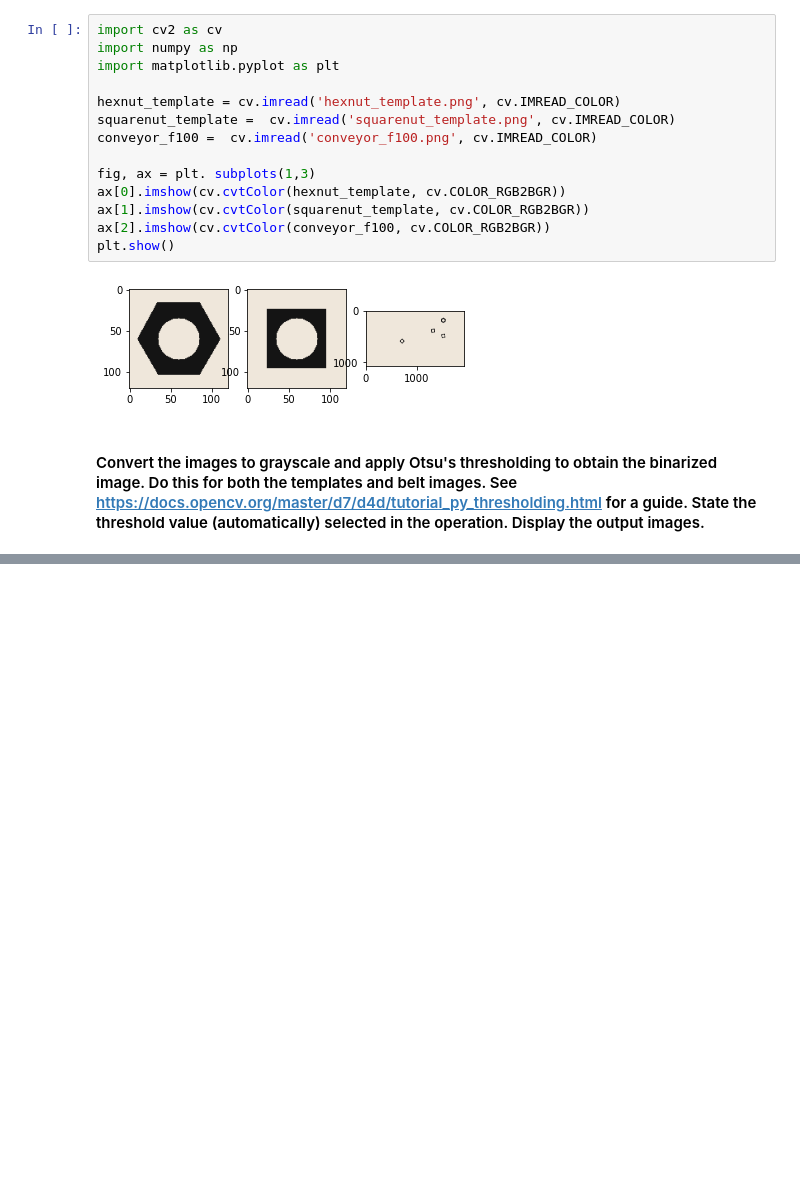
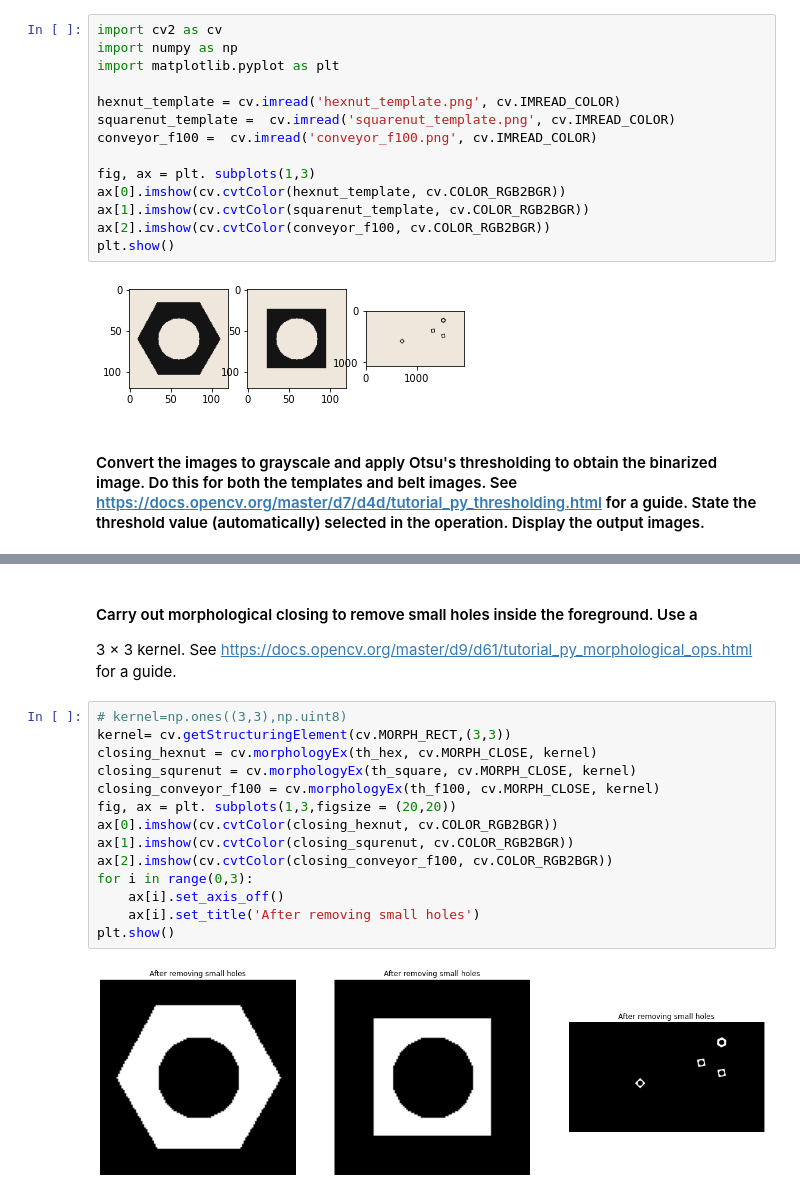
Before and after one commit to DNWidanapathiranage/-Image-Processing-and-Machine-Vision, a Jupyter notebook: Assignment3/assignment3.ipynb, the cells around one changed output, grey strips where cells are left out. Saved outputs shown, nothing was run; the diff lists cells and outputs as text; blank space fills up the shorter version.

```diff
--- a/Assignment3/assignment3.ipynb
+++ b/Assignment3/assignment3.ipynb
@@ -44,3 +49,25 @@ print('treshold value for conveyor',ret1)
 treshold value for hexnut 20.0
 treshold value for squrenut 20.0
 treshold value for conveyor 20.0
+# %% [markdown]
+#### Carry out morphological closing to remove small holes inside the foreground. Use a
+3
+×
+3
+ kernel. See https://docs.opencv.org/master/d9/d61/tutorial_py_morphological_ops.html for a guide.
+# %%
+# kernel=np.ones((3,3),np.uint8)
+kernel= cv.getStructuringElement(cv.MORPH_RECT,(3,3))
+closing_hexnut = cv.morphologyEx(th_hex, cv.MORPH_CLOSE, kernel)
+closing_squrenut = cv.morphologyEx(th_square, cv.MORPH_CLOSE, kernel)
+closing_conveyor_f100 = cv.morphologyEx(th_f100, cv.MORPH_CLOSE, kernel)
+fig, ax = plt. subplots(1,3,figsize = (20,20))
+ax[0].imshow(cv.cvtColor(closing_hexnut, cv.COLOR_RGB2BGR))
+ax[1].imshow(cv.cvtColor(closing_squrenut, cv.COLOR_RGB2BGR))
+ax[2].imshow(cv.cvtColor(closing_conveyor_f100, cv.COLOR_RGB2BGR))
+for i in range(0,3):
+    ax[i].set_axis_off()
+    ax[i].set_title('After removing small holes')
+plt.show()
+# %% [output]
+[figure, added]
```
Also changed, not shown: parts of 5 cells of this notebook.
